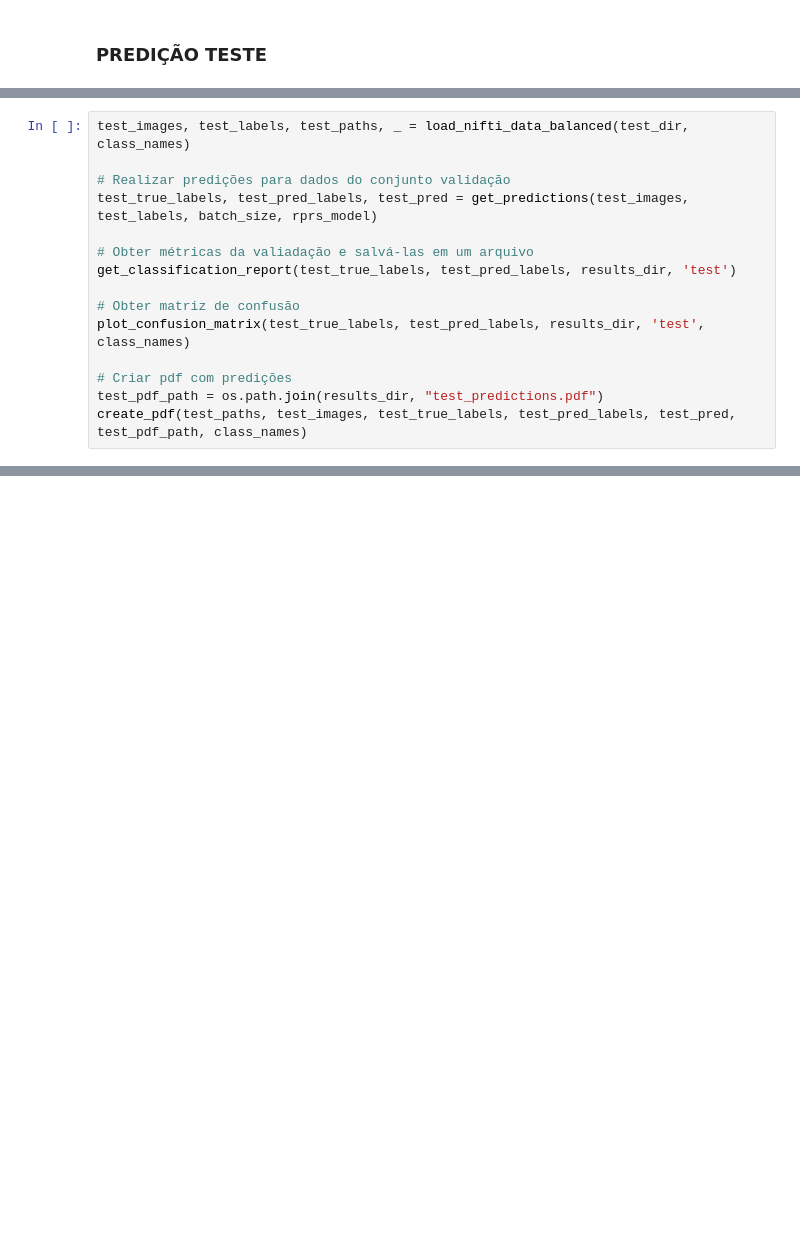
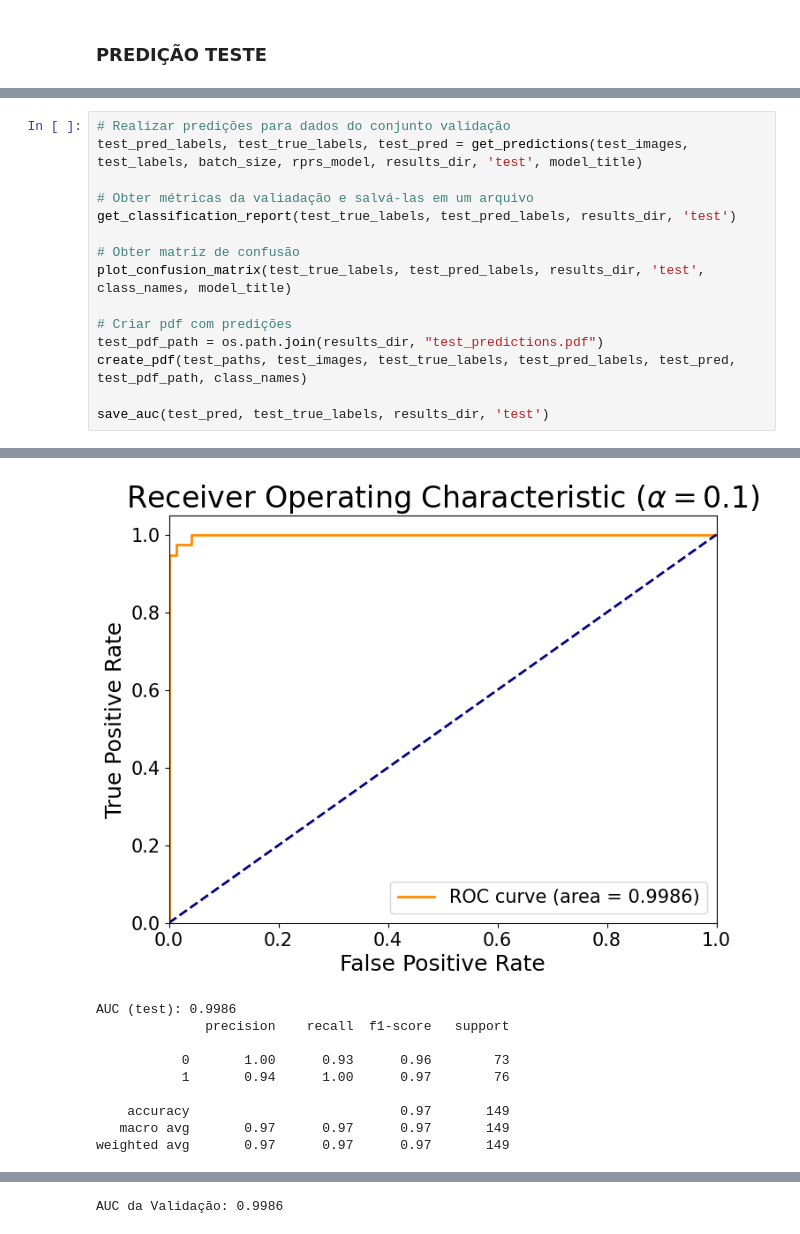
Before and after one commit to brunopmont/Alzheimer-CNN-Detection, a Jupyter notebook: cnn/cnn_code_notebok_3d.ipynb, the cells around one changed output, grey strips where cells are left out. Saved outputs shown, nothing was run; the diff lists cells and outputs as text; blank space fills up the shorter version.

```diff
--- a/cnn/cnn_code_notebok_3d.ipynb
+++ b/cnn/cnn_code_notebok_3d.ipynb
@@ -825,15 +958,16 @@ create_pdf(val_paths, val_images, val_true_labels, val_pred_labels, val_pred, va
 # %%
-test_images, test_labels, test_paths, _ = load_nifti_data_balanced(test_dir, class_names)
-
 # Realizar predições para dados do conjunto validação
-test_true_labels, test_pred_labels, test_pred = get_predictions(test_images, test_labels, batch_size, rprs_model)
+test_pred_labels, test_true_labels, test_pred = get_predictions(test_images, test_labels, batch_size, rprs_model, results_dir, 'test', model_title)
 
 # Obter métricas da valiadação e salvá-las em um arquivo
 get_classification_report(test_true_labels, test_pred_labels, results_dir, 'test')
 
 # Obter matriz de confusão
-plot_confusion_matrix(test_true_labels, test_pred_labels, results_dir, 'test', class_names)
+plot_confusion_matrix(test_true_labels, test_pred_labels, results_dir, 'test', class_names, model_title)
 
 # Criar pdf com predições
 test_pdf_path = os.path.join(results_dir, "test_predictions.pdf")
 create_pdf(test_paths, test_images, test_true_labels, test_pred_labels, test_pred, test_pdf_path, class_names)
+
+save_auc(test_pred, test_true_labels, results_dir, 'test')
+# %% [output]
@@ -839,0 +993,10 @@ create_pdf(test_paths, test_images, test_true_labels, test_pred_labels, test_pre
+[figure, added]
+AUC (test): 0.9986
+              precision    recall  f1-score   support
+
+           0       1.00      0.93      0.96        73
+           1       0.94      1.00      0.97        76
+
+    accuracy                           0.97       149
+   macro avg       0.97      0.97      0.97       149
+weighted avg       0.97      0.97      0.97       149
@@ -840 +1004,2 @@ create_pdf(test_paths, test_images, test_true_labels, test_pred_labels, test_pre
+AUC da Validação: 0.9986
 # %%
```
Also changed, not shown: parts of 31 cells of this notebook, 1 other file.
